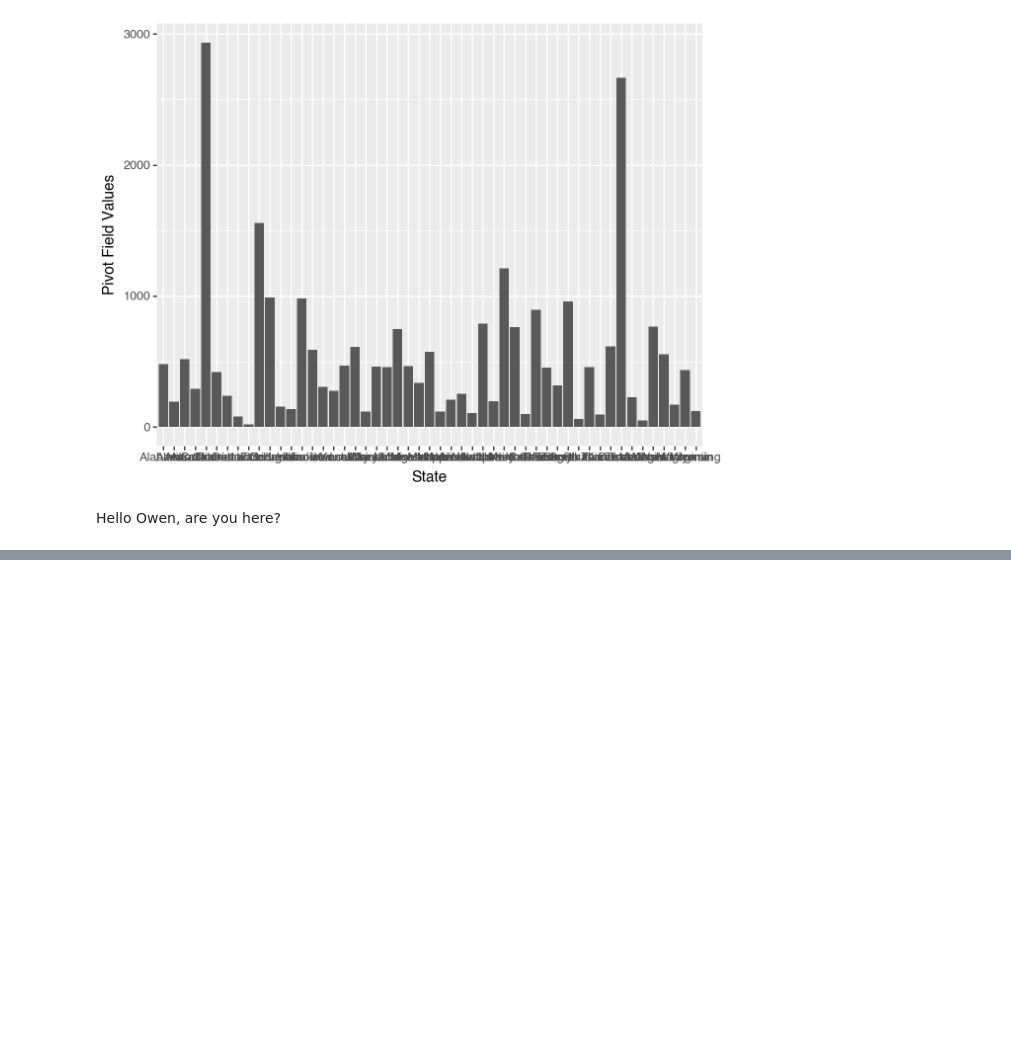
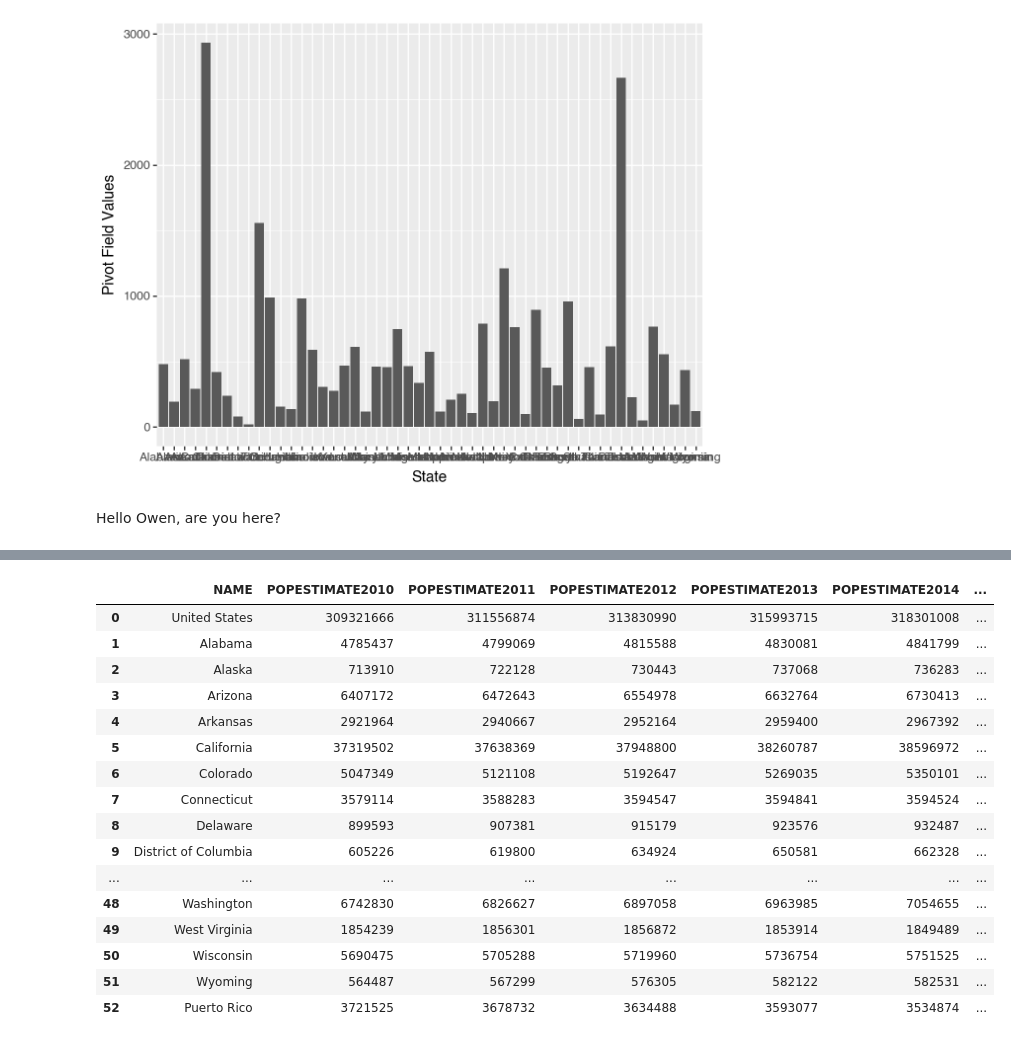
Before and after one commit to wkapner/GSB544Project, a Jupyter notebook: Project.ipynb, the cells around one changed output, grey strips where cells are left out. Drawn from its saved outputs; the diff is of its cells as text; code cells hidden in the pictures; blank space fills up the shorter version.

Commit message:
Population work

```diff
--- a/Project.ipynb
+++ b/Project.ipynb
@@ -69,0 +124,14 @@ Hello Owen, are you here?
+# %%
+census2020 = pd.read_excel("/Users/williamkapner/Documents/GSB_544/GSB544Project/NST-EST2023-POP.xlsx",skiprows=3)
+census2020 = census2020.rename(columns={
+    'Unnamed: 0': 'State',
+    'Unnamed: 1': 'Base Population',
+    2020: 'POPESTIMATE2020',
+    2021: 'POPESTIMATE2021',
+    2022: 'POPESTIMATE2022',
+    2023: 'POPESTIMATE2023',
+})
+
+census2020['State'] = census2020['State'].str.lstrip('.')
+census2020[0:55]
+#census2020[["2020"]]
@@ -69,0 +177,22 @@ Hello Owen, are you here?
+# %%
+merged_census = pd.merge(census2010,census2020,left_on = "NAME" , right_on= "State",how = 'inner')
+merged_census.head()
+merged_census[['NAME', 'POPESTIMATE2010','POPESTIMATE2011','POPESTIMATE2012','POPESTIMATE2013','POPESTIMATE2014','POPESTIMATE2015','POPESTIMATE2016','POPESTIMATE2017','POPESTIMATE2018','POPESTIMATE2019','POPESTIMATE2020','POPESTIMATE2021','POPESTIMATE2022','POPESTIMATE2023']]
+# %% [output]
+|  | NAME | POPESTIMATE2010 | POPESTIMATE2011 | POPESTIMATE2012 | POPESTIMATE2013 | POPESTIMATE2014 | ... |
+| 0 | United States | 309321666 | 311556874 | 313830990 | 315993715 | 318301008 | ... |
+| 1 | Alabama | 4785437 | 4799069 | 4815588 | 4830081 | 4841799 | ... |
+| 2 | Alaska | 713910 | 722128 | 730443 | 737068 | 736283 | ... |
+| 3 | Arizona | 6407172 | 6472643 | 6554978 | 6632764 | 6730413 | ... |
+| 4 | Arkansas | 2921964 | 2940667 | 2952164 | 2959400 | 2967392 | ... |
+| 5 | California | 37319502 | 37638369 | 37948800 | 38260787 | 38596972 | ... |
+| 6 | Colorado | 5047349 | 5121108 | 5192647 | 5269035 | 5350101 | ... |
+| 7 | Connecticut | 3579114 | 3588283 | 3594547 | 3594841 | 3594524 | ... |
+| 8 | Delaware | 899593 | 907381 | 915179 | 923576 | 932487 | ... |
+| 9 | District of Columbia | 605226 | 619800 | 634924 | 650581 | 662328 | ... |
+| ... | ... | ... | ... | ... | ... | ... | ... |
+| 48 | Washington | 6742830 | 6826627 | 6897058 | 6963985 | 7054655 | ... |
+| 49 | West Virginia | 1854239 | 1856301 | 1856872 | 1853914 | 1849489 | ... |
+| 50 | Wisconsin | 5690475 | 5705288 | 5719960 | 5736754 | 5751525 | ... |
+| 51 | Wyoming | 564487 | 567299 | 576305 | 582122 | 582531 | ... |
+| 52 | Puerto Rico | 3721525 | 3678732 | 3634488 | 3593077 | 3534874 | ... |
```
Also changed, not shown: parts of 6 cells of this notebook, 3 other files.
